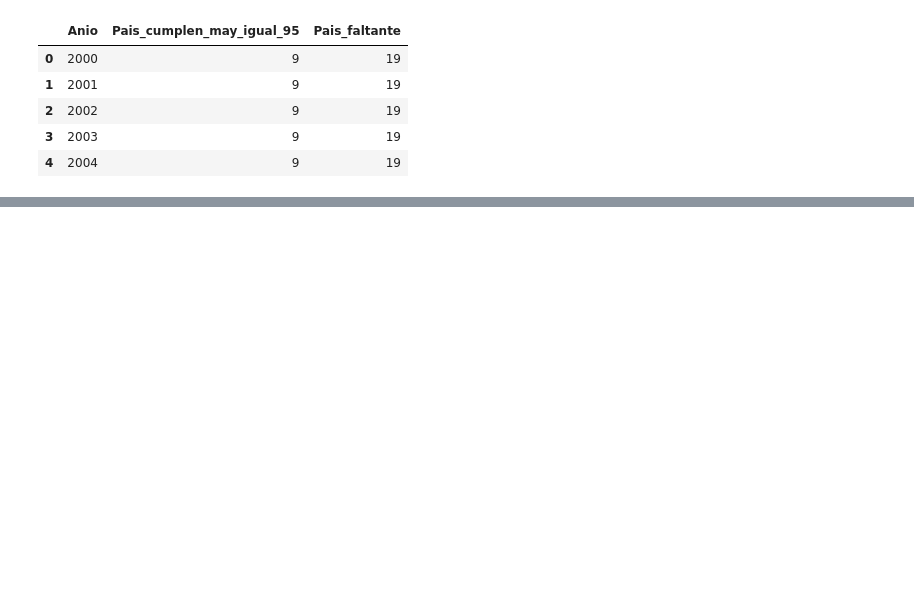
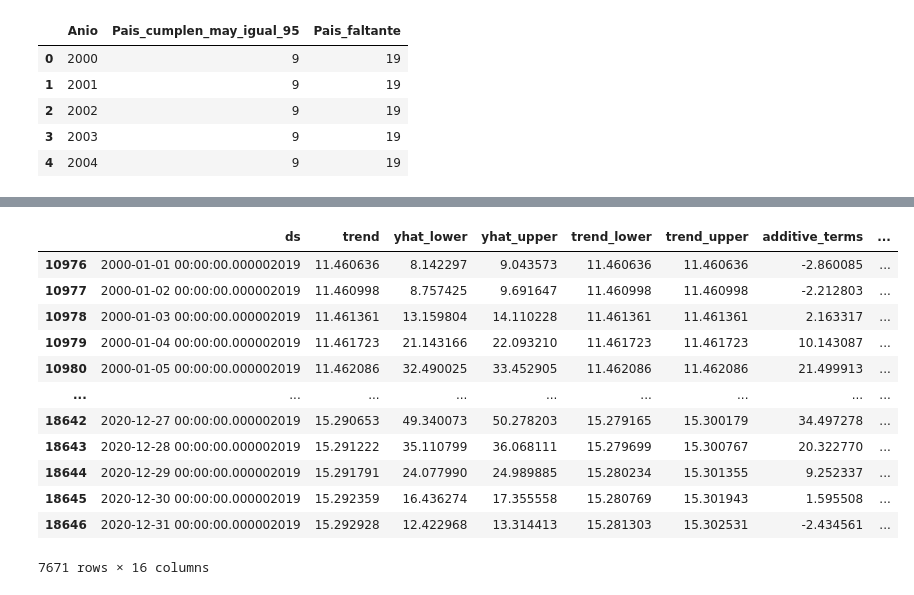
Before and after one commit to Gerardo3070/KPIS_vista, a Jupyter notebook: analisis.ipynb, the cells around one changed output, grey strips where cells are left out. Cells and saved outputs as stored; diff of their text form; code cells hidden in the pictures; blank space fills up the shorter version.

```diff
--- a/analisis.ipynb
+++ b/analisis.ipynb
@@ -124,0 +312,16 @@ fig.show()
+# %%
+forecast[forecast.ds.between('2000-01-01', '2021-01-01')]
+# %% [output]
+|  | ds | trend | yhat_lower | yhat_upper | trend_lower | trend_upper | additive_terms | ... |
+| 10976 | 2000-01-01 00:00:00.000002019 | 11.460636 | 8.142297 | 9.043573 | 11.460636 | 11.460636 | -2.860085 | ... |
+| 10977 | 2000-01-02 00:00:00.000002019 | 11.460998 | 8.757425 | 9.691647 | 11.460998 | 11.460998 | -2.212803 | ... |
+| 10978 | 2000-01-03 00:00:00.000002019 | 11.461361 | 13.159804 | 14.110228 | 11.461361 | 11.461361 | 2.163317 | ... |
+| 10979 | 2000-01-04 00:00:00.000002019 | 11.461723 | 21.143166 | 22.093210 | 11.461723 | 11.461723 | 10.143087 | ... |
+| 10980 | 2000-01-05 00:00:00.000002019 | 11.462086 | 32.490025 | 33.452905 | 11.462086 | 11.462086 | 21.499913 | ... |
+| ... | ... | ... | ... | ... | ... | ... | ... | ... |
+| 18642 | 2020-12-27 00:00:00.000002019 | 15.290653 | 49.340073 | 50.278203 | 15.279165 | 15.300179 | 34.497278 | ... |
+| 18643 | 2020-12-28 00:00:00.000002019 | 15.291222 | 35.110799 | 36.068111 | 15.279699 | 15.300767 | 20.322770 | ... |
+| 18644 | 2020-12-29 00:00:00.000002019 | 15.291791 | 24.077990 | 24.989885 | 15.280234 | 15.301355 | 9.252337 | ... |
+| 18645 | 2020-12-30 00:00:00.000002019 | 15.292359 | 16.436274 | 17.355558 | 15.280769 | 15.301943 | 1.595508 | ... |
+| 18646 | 2020-12-31 00:00:00.000002019 | 15.292928 | 12.422968 | 13.314413 | 15.281303 | 15.302531 | -2.434561 | ... |
+7671 rows × 16 columns
```
Also changed, not shown: parts of 22 cells of this notebook.
